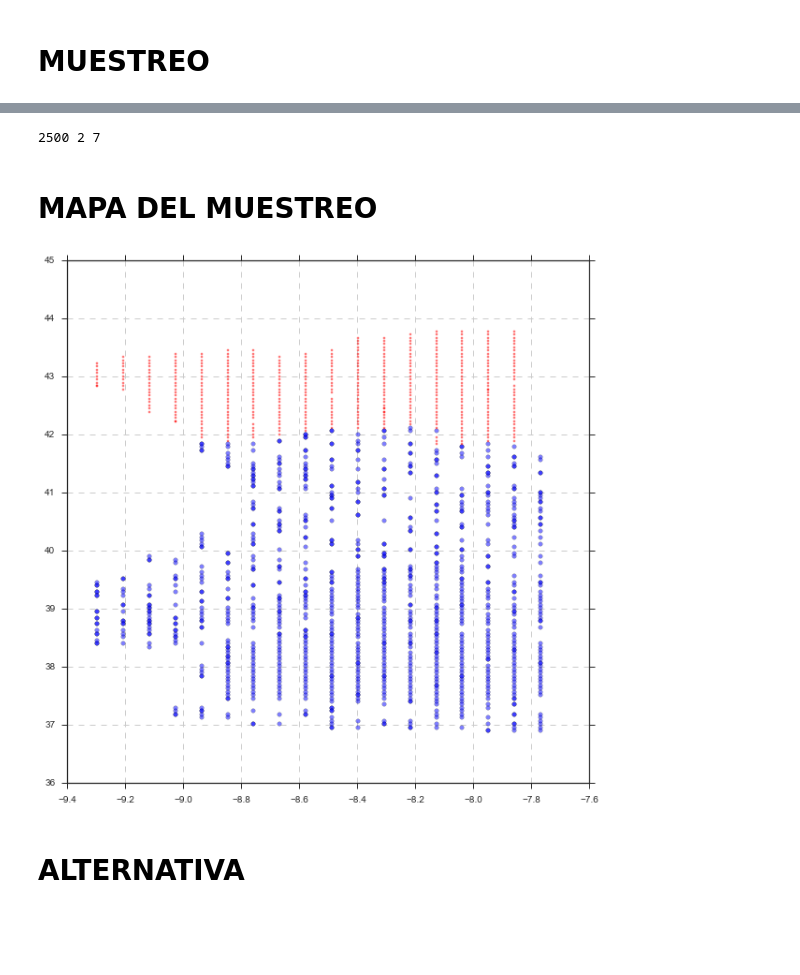
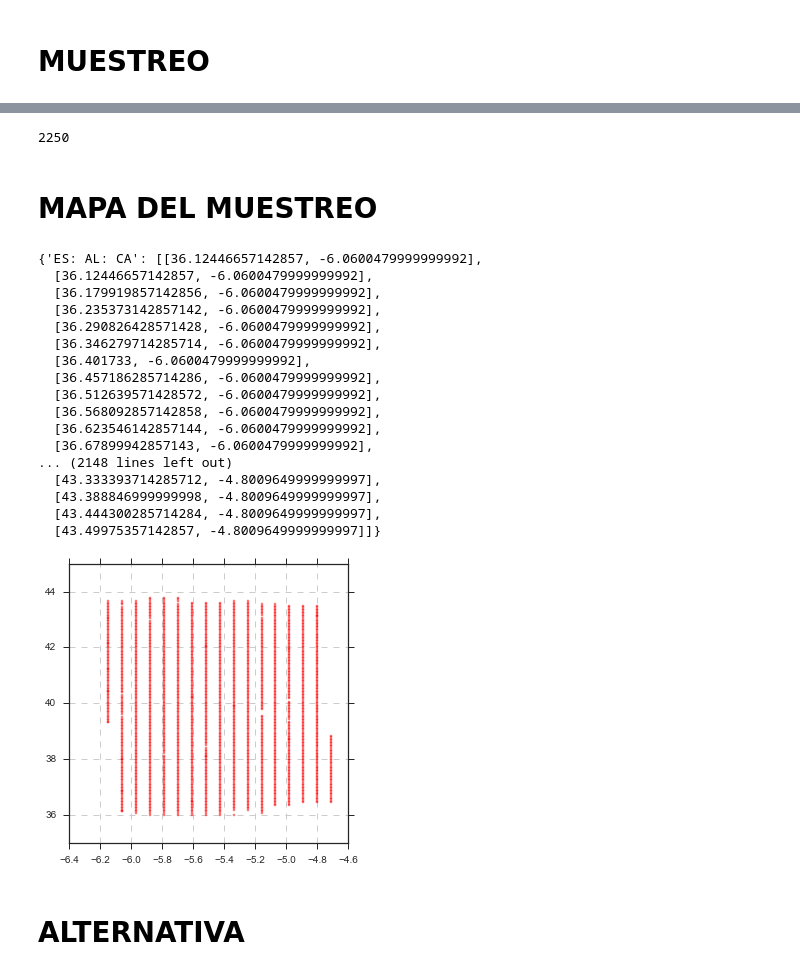
Before and after one commit to fagan2888/SIAD, a Jupyter notebook: Trabajo Grupo/mapa.ipynb, the cells around one changed output, grey strips where cells are left out. Saved outputs shown, nothing was run; the diff lists cells and outputs as text; code cells hidden in the pictures; blank space fills up the shorter version.

```diff
--- a/Trabajo Grupo/mapa.ipynb
+++ b/Trabajo Grupo/mapa.ipynb
@@ -99,9 +97,6 @@ ventas.head()
 # %%
 path = 'Documents/repos/unizar/SIAD/Trabajo Grupo/'
-data_clientes = pd.read_csv('clientes_xys.csv')
+data_clientes = pd.read_csv('clientes_xys.csv', index_col=0)
-# %%
-clientes_names = ['cliente1', 'cliente2', 'cliente3', 'cliente4', 'cliente5']
-data_clientes.index = clientes_names
 # %%
 data_clientes
 # %% [output]
@@ -187,13 +182,14 @@ n_color = list(map(int,'9  7 15 14 12 16 10  1  6  8 11 13  0  2  3  4  5'.split
 for i, region in enumerate(muestra_xys[muestra_xys.pais == 'ES'].ca.unique()):
     i = n_color[i]
     muestra_xys[muestra_xys.ca == region].plot(kind='scatter',
-                                 x='lng',
-                                 y='lat',
-                                 alpha=0.9,
-                                 ax=ax,
-                                 color=color[i],
-                                 marker='o',
-                                 linewidths=.3)
+                                               x='lng',
+                                               y='lat',
+                                               alpha=0.9,
+                                               ax=ax,
+                                               color=color[i],
+                                               marker='s',
+                                               linewidths=.3,
+                                               s=80)
 # CLIENTES
 for i, (y, x) in enumerate(zip(data_clientes.lat.values, data_clientes.lng.values)):
 
@@ -216,4 +212,5 @@ plt.text(-6, 44.5, '$\min_{x_0,y_0}{\sum{c_i·w_i·d_i}}$', weight='bold', fonts
 plt.xlim(-10,4)
 ax.grid(True, linestyle='--')
 plt.tight_layout()
+plt.tight_layout()
 # %% [output]
@@ -529,24 +536,44 @@ muestreo_n += 1
-# %%
-print(n, muestreo_n, muestreos_restantes)
-# %% [output]
-2500 2 7
+# %%
+print(counter)
+# %% [output]
+2250
 # %% [markdown]
 # MAPA DEL MUESTREO
+# %%
+montecarlo
+# %% [output]
+{'ES: AL: CA': [[36.12446657142857, -6.0600479999999992],
+  [36.12446657142857, -6.0600479999999992],
+  [36.179919857142856, -6.0600479999999992],
+  [36.235373142857142, -6.0600479999999992],
+  [36.290826428571428, -6.0600479999999992],
+  [36.346279714285714, -6.0600479999999992],
+  [36.401733, -6.0600479999999992],
+  [36.457186285714286, -6.0600479999999992],
+  [36.512639571428572, -6.0600479999999992],
+  [36.568092857142858, -6.0600479999999992],
+  [36.623546142857144, -6.0600479999999992],
+  [36.67899942857143, -6.0600479999999992],
+... (2148 lines left out)
+  [43.333393714285712, -4.8009649999999997],
+  [43.388846999999998, -4.8009649999999997],
+  [43.444300285714284, -4.8009649999999997],
+  [43.49975357142857, -4.8009649999999997]]}
 # %%
-plt.figure(figsize=(10,10))
+plt.figure(figsize=(5,5))
+
 for k, cs in montecarlo.items():
     x = [c[0] for c in cs]
     y = [c[1] for c in cs]
 
     if k.startswith('ES'):
         plt.scatter(y, x, color='red', marker='.', alpha=0.5)
     else:
         plt.scatter(y, x, alpha=0.5)
+
 plt.gca().grid(True, linestyle='--')
-#plt.ylim(ymin, ymax)
-#plt.xlim(xmin, xmax)
 # %% [output]
-[figure, old version]
+[figure, new version]
 # %% [markdown]
 # ALTERNATIVA
 # %%
```
Also changed, not shown: parts of 36 cells of this notebook.
